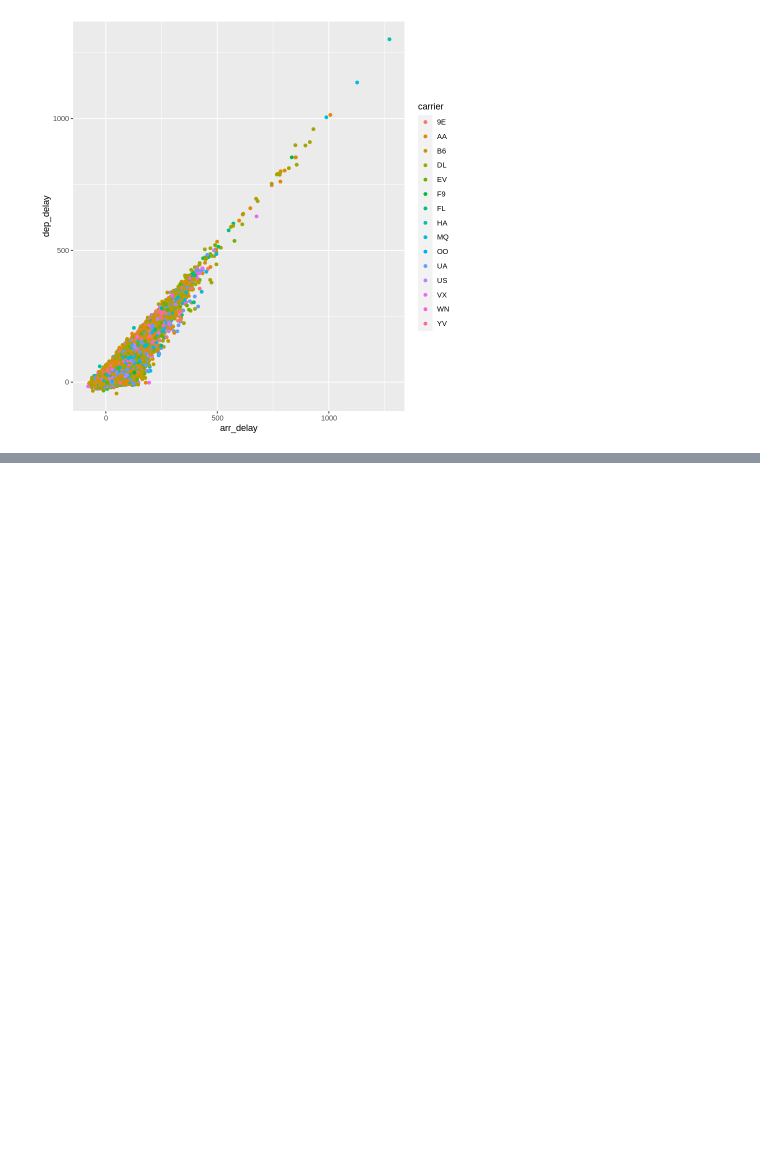
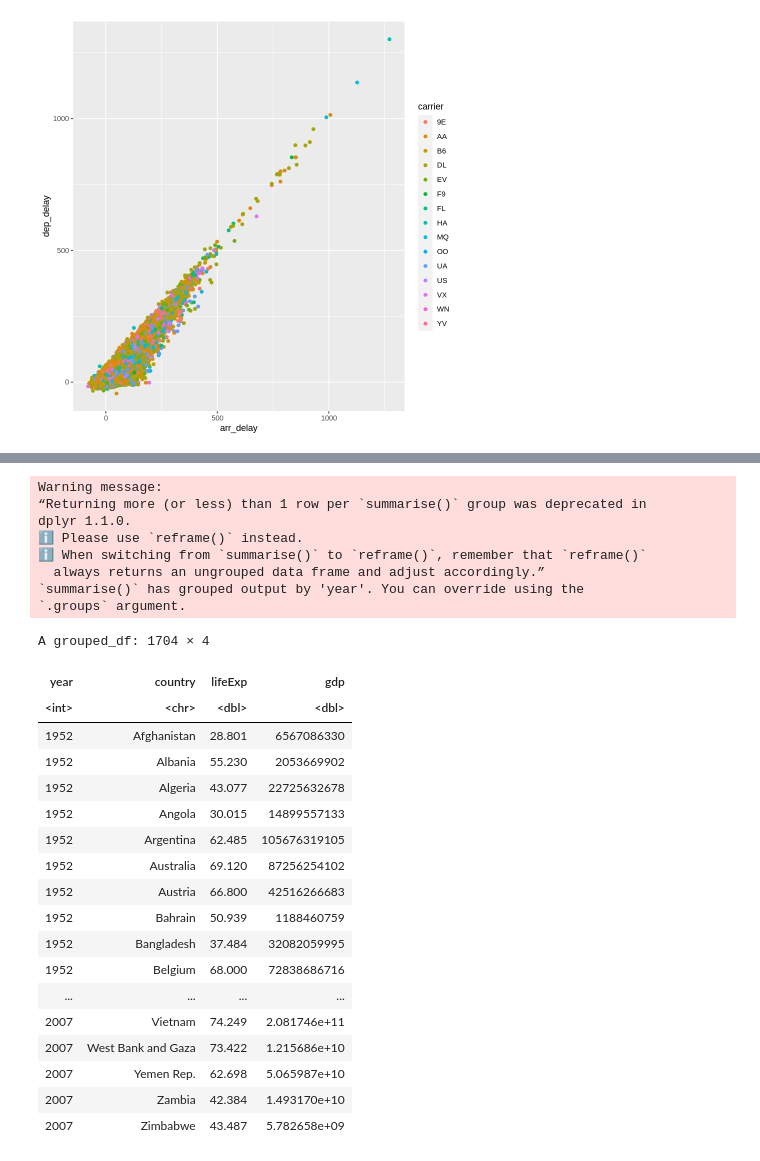
Before and after one commit to yeesem/Data-Visualization, a Jupyter notebook: R_Conference.ipynb, the cells around one changed output, grey strips where cells are left out. Saved outputs shown, nothing was run; the diff lists cells and outputs as text; code cells hidden in the pictures; blank space fills up the shorter version.

```diff
--- a/R_Conference.ipynb
+++ b/R_Conference.ipynb
@@ -483,0 +524,33 @@ ggplot(flights %>%
+# %%
+gapminder %>%
+  group_by(year) %>%
+  mutate(gdp = pop * gdpPercap) %>%
+  summarize(year,country,lifeExp,gdp)
+# %% [output]
+Warning message:
+“Returning more (or less) than 1 row per `summarise()` group was deprecated in
+dplyr 1.1.0.
+ℹ Please use `reframe()` instead.
+ℹ When switching from `summarise()` to `reframe()`, remember that `reframe()`
+  always returns an ungrouped data frame and adjust accordingly.”
+`summarise()` has grouped output by 'year'. You can override using the
+`.groups` argument.
+A grouped_df: 1704 × 4
+| year | country | lifeExp | gdp |
+| <int> | <chr> | <dbl> | <dbl> |
+| 1952 | Afghanistan | 28.801 | 6567086330 |
+| 1952 | Albania | 55.230 | 2053669902 |
+| 1952 | Algeria | 43.077 | 22725632678 |
+| 1952 | Angola | 30.015 | 14899557133 |
+| 1952 | Argentina | 62.485 | 105676319105 |
+| 1952 | Australia | 69.120 | 87256254102 |
+| 1952 | Austria | 66.800 | 42516266683 |
+| 1952 | Bahrain | 50.939 | 1188460759 |
+| 1952 | Bangladesh | 37.484 | 32082059995 |
+| 1952 | Belgium | 68.000 | 72838686716 |
+| ... | ... | ... | ... |
+| 2007 | Vietnam | 74.249 | 2.081746e+11 |
+| 2007 | West Bank and Gaza | 73.422 | 1.215686e+10 |
+| 2007 | Yemen Rep. | 62.698 | 5.065987e+10 |
+| 2007 | Zambia | 42.384 | 1.493170e+10 |
+| 2007 | Zimbabwe | 43.487 | 5.782658e+09 |
```
Also changed, not shown: parts of 5 cells of this notebook.
